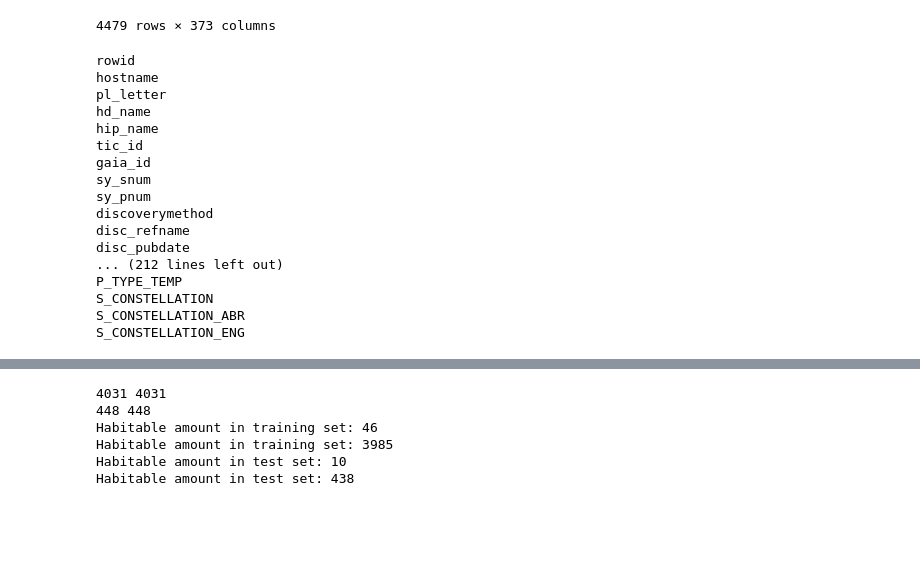
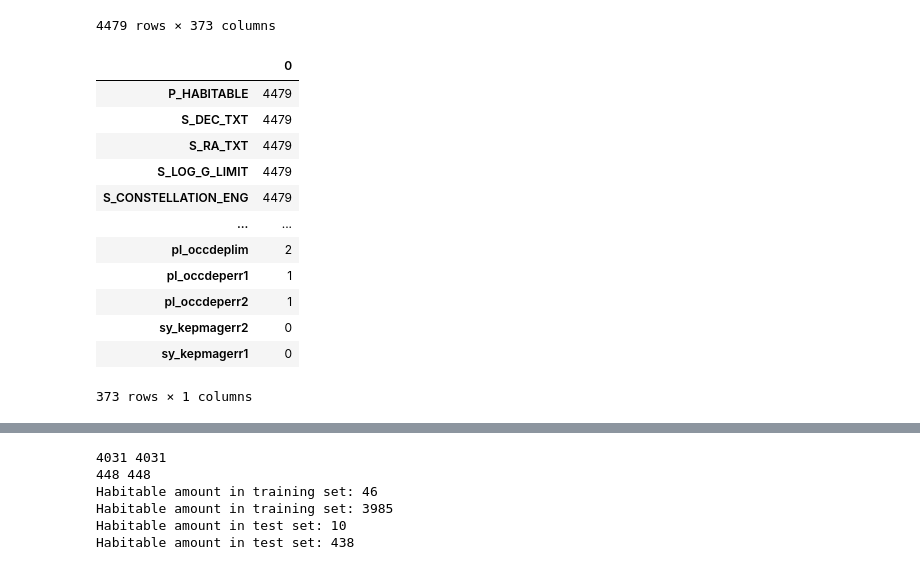
Before and after one commit to P1N60/Uni, a Jupyter notebook: VS-Code/GDS/GDS3_a/exercise3.ipynb, the cells around one changed output, grey strips where cells are left out. Cells and saved outputs as stored; diff of their text form; code cells hidden in the pictures; blank space fills up the shorter version.

```diff
--- a/VS-Code/GDS/GDS3_a/exercise3.ipynb
+++ b/VS-Code/GDS/GDS3_a/exercise3.ipynb
@@ -215,28 +229,3 @@ data
 | 4477 | 3821.0 | HIP 21152 | b | HD 28736 | HIP 21152 | TIC 452767166 | Gaia DR2 3285426613077584384 | 1.0 | 2.0 | 1.0 | ... |
 | 4478 | 22653.0 | Kepler-296 | f | NaN | NaN | TIC 243271945 | Gaia DR2 2132069633148965888 | 0.0 | 2.0 | 5.0 | ... |
 4479 rows × 373 columns
-# %%
-columns = data.columns
-
-for column in columns:
-    datapoints = np.count_nonzero(data[column])
-    if datapoints == len(data[column]):
-        print(column)
-# %% [output]
-rowid
-hostname
-pl_letter
-hd_name
-hip_name
-tic_id
-gaia_id
-sy_snum
-sy_pnum
-discoverymethod
-disc_refname
-disc_pubdate
-... (212 lines left out)
-P_TYPE_TEMP
-S_CONSTELLATION
-S_CONSTELLATION_ABR
-S_CONSTELLATION_ENG
@@ -252,0 +232,16 @@ y_names = data['P_HABITABLE']
+# %%
+pd.DataFrame(data.count()).sort_values(by=0, ascending=False)
+# %% [output]
+|  | 0 |
+| P_HABITABLE | 4479 |
+| S_DEC_TXT | 4479 |
+| S_RA_TXT | 4479 |
+| S_LOG_G_LIMIT | 4479 |
+| S_CONSTELLATION_ENG | 4479 |
+| ... | ... |
+| pl_occdeplim | 2 |
+| pl_occdeperr1 | 1 |
+| pl_occdeperr2 | 1 |
+| sy_kepmagerr2 | 0 |
+| sy_kepmagerr1 | 0 |
+373 rows × 1 columns
```
Also changed, not shown: parts of 13 cells of this notebook, 3 other files.
